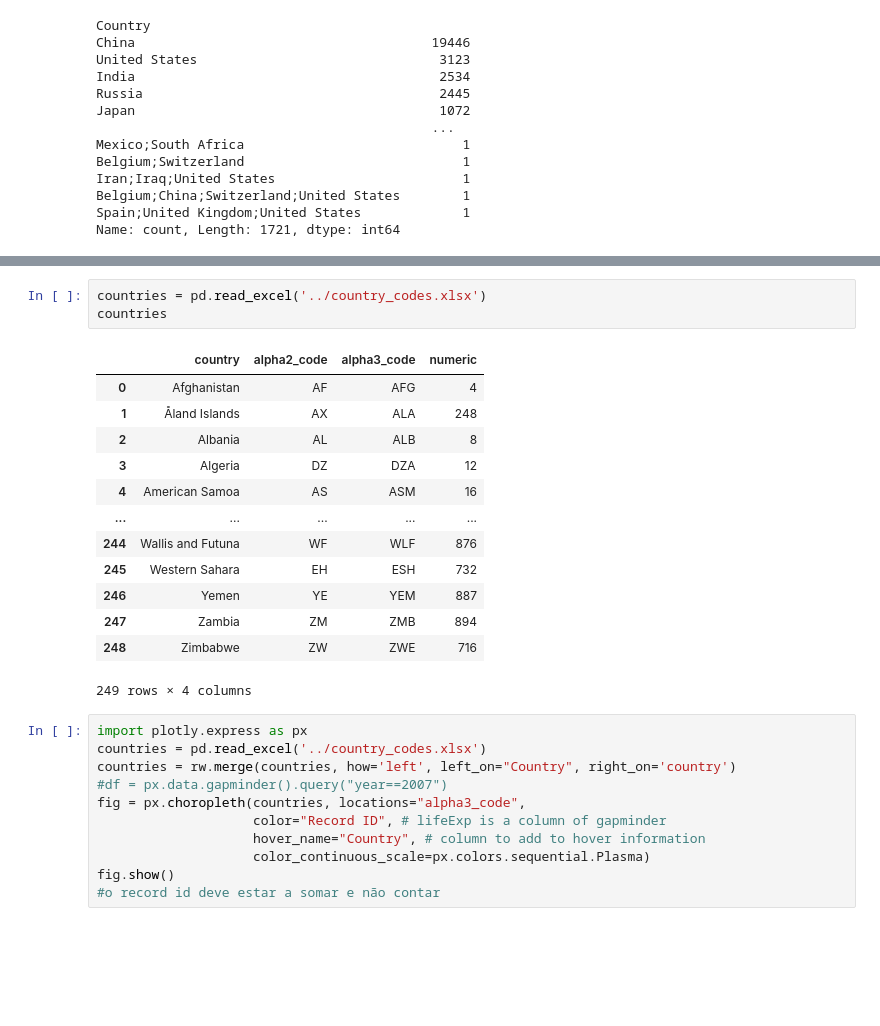
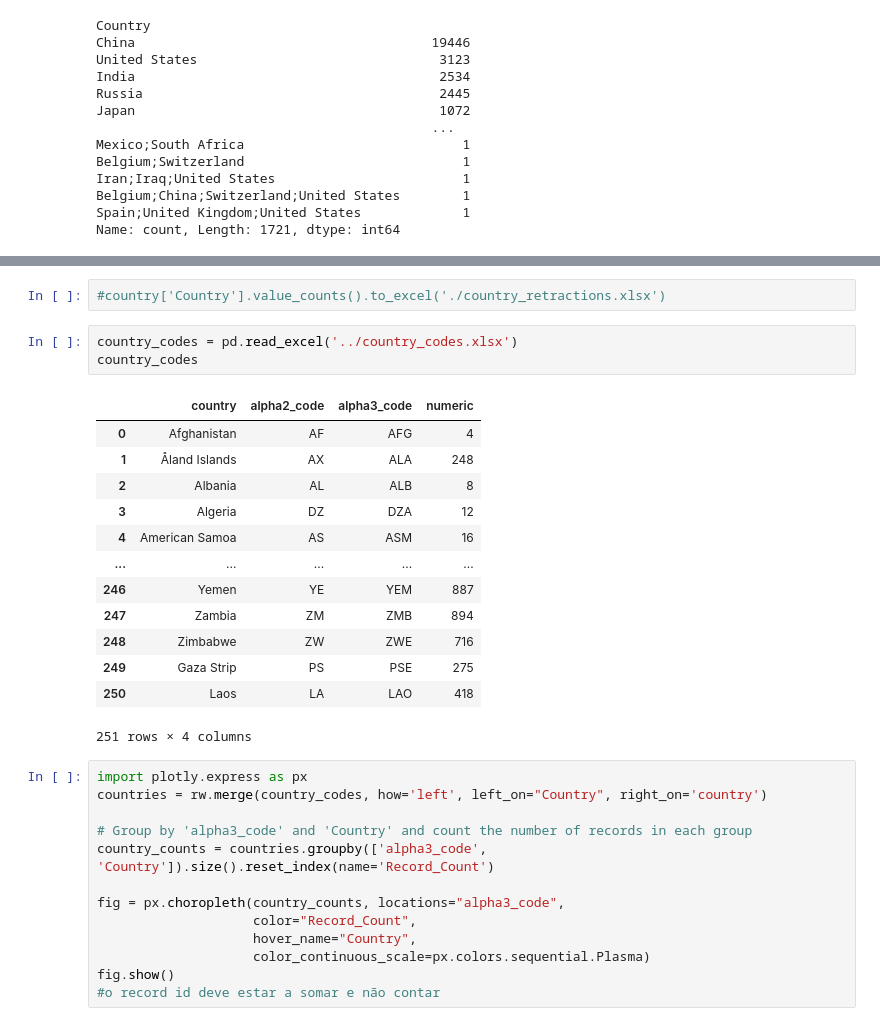
Before and after one commit to IsabelCD/Retractions, a Jupyter notebook: retraction_watch.ipynb, the cells around one changed output, grey strips where cells are left out. Cells and saved outputs as stored; diff of their text form; blank space fills up the shorter version.

```diff
--- a/retraction_watch.ipynb
+++ b/retraction_watch.ipynb
@@ -98,28 +254,32 @@ Name: count, Length: 1721, dtype: int64
+# %%
+#country['Country'].value_counts().to_excel('./country_retractions.xlsx')
 # %%
-countries = pd.read_excel('../country_codes.xlsx')
-countries
+country_codes = pd.read_excel('../country_codes.xlsx')
+country_codes
 # %% [output]
 |  | country | alpha2_code | alpha3_code | numeric |
 | 0 | Afghanistan | AF | AFG | 4 |
 | 1 | Åland Islands | AX | ALA | 248 |
 | 2 | Albania | AL | ALB | 8 |
 | 3 | Algeria | DZ | DZA | 12 |
 | 4 | American Samoa | AS | ASM | 16 |
 | ... | ... | ... | ... | ... |
-| 244 | Wallis and Futuna | WF | WLF | 876 |
-| 245 | Western Sahara | EH | ESH | 732 |
 | 246 | Yemen | YE | YEM | 887 |
 | 247 | Zambia | ZM | ZMB | 894 |
 | 248 | Zimbabwe | ZW | ZWE | 716 |
+| 249 | Gaza Strip | PS | PSE | 275 |
+| 250 | Laos | LA | LAO | 418 |
-249 rows × 4 columns
+251 rows × 4 columns
 # %%
 import plotly.express as px
-countries = pd.read_excel('../country_codes.xlsx')
-countries = rw.merge(countries, how='left', left_on="Country", right_on='country')
-#df = px.data.gapminder().query("year==2007")
-fig = px.choropleth(countries, locations="alpha3_code",
-                    color="Record ID", # lifeExp is a column of gapminder
-                    hover_name="Country", # column to add to hover information
+countries = rw.merge(country_codes, how='left', left_on="Country", right_on='country')
+
+# Group by 'alpha3_code' and 'Country' and count the number of records in each group
+country_counts = countries.groupby(['alpha3_code', 'Country']).size().reset_index(name='Record_Count')
+
+fig = px.choropleth(country_counts, locations="alpha3_code",
+                    color="Record_Count",
+                    hover_name="Country",
                     color_continuous_scale=px.colors.sequential.Plasma)
 fig.show()
 #o record id deve estar a somar e não contar
```
Also changed, not shown: parts of 25 cells of this notebook, 4 other files.
